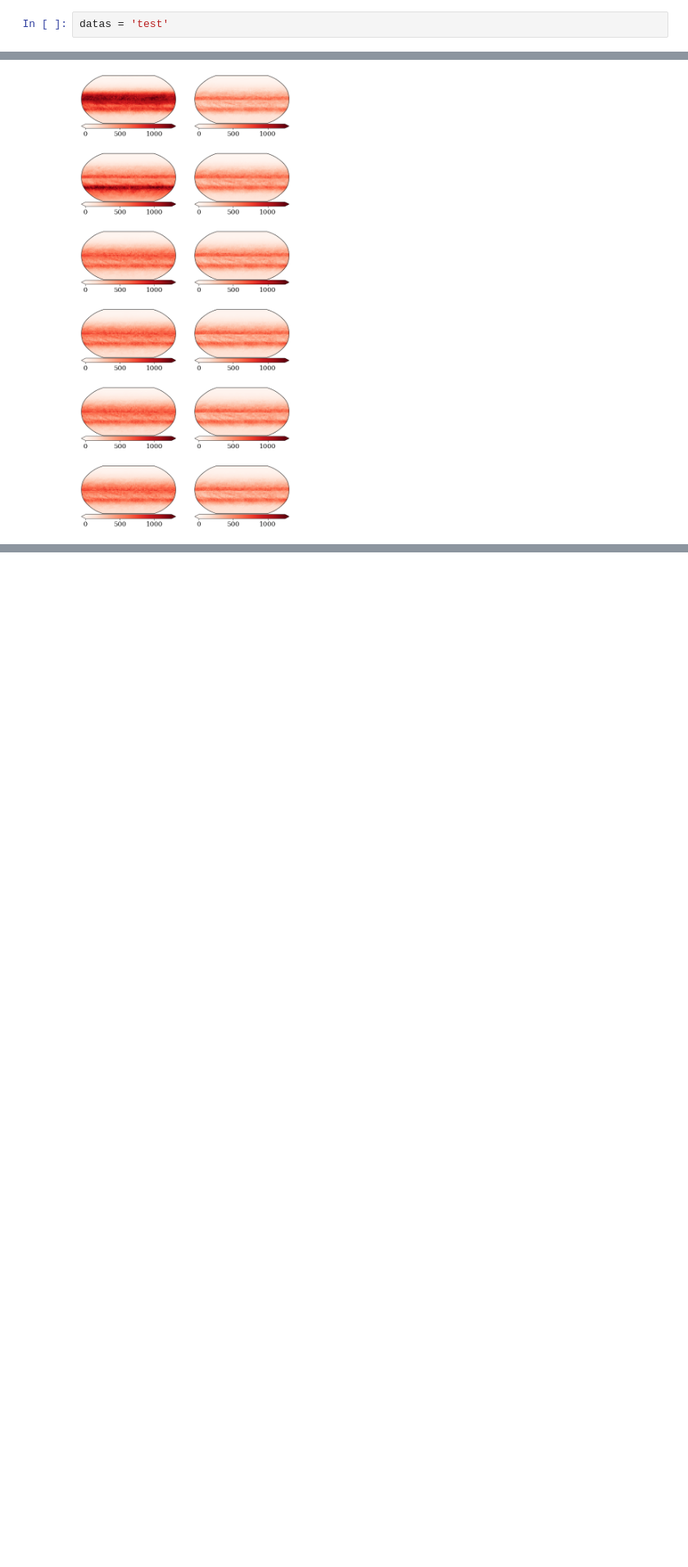
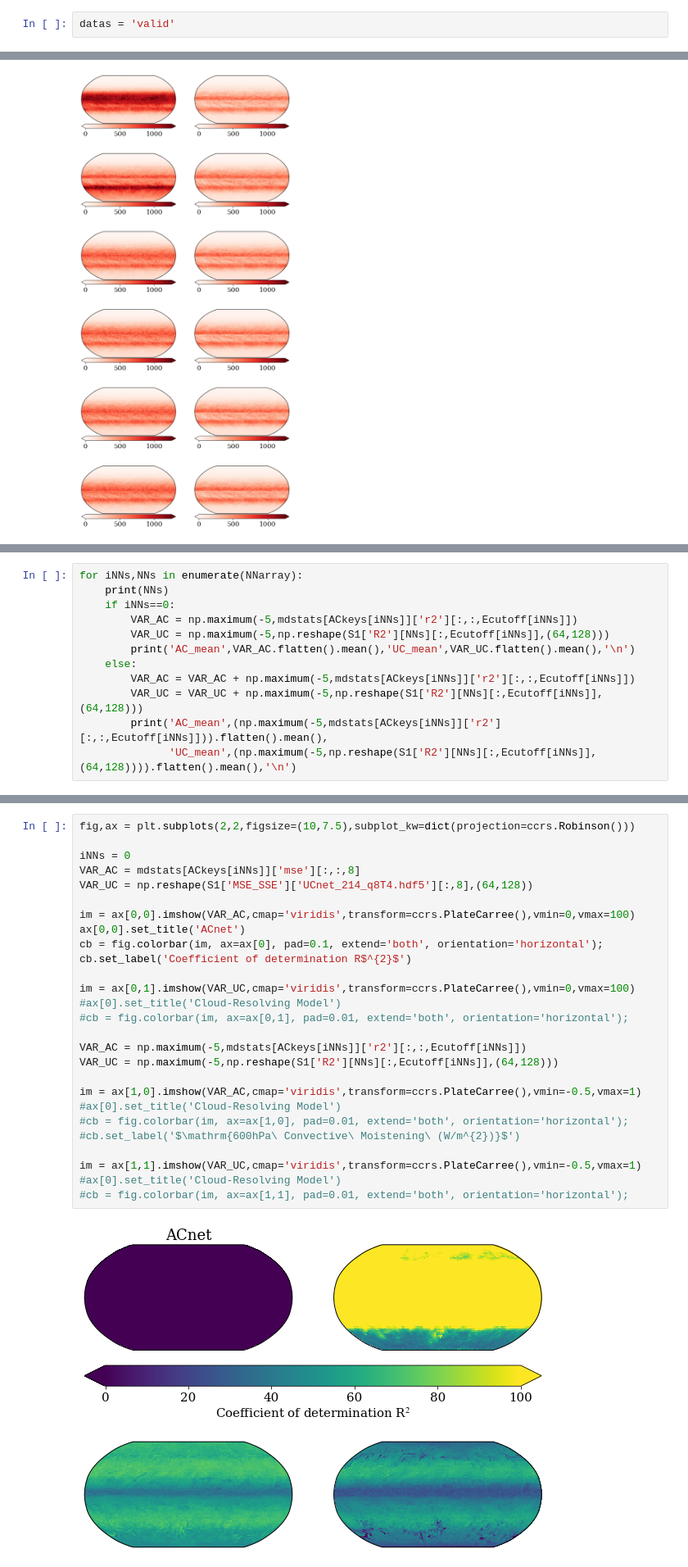
Before and after one commit to BradleyStanleyClamp/CBRAIN-CAM-MLINV, a Jupyter notebook: notebooks/tbeucler_devlog/042_Figures_PRL_Submission.ipynb, the cells around one changed output, grey strips where cells are left out. Shown at 82% size. Drawn from its saved outputs; the diff is of its cells as text; blank space fills up the shorter version.

```diff
--- a/notebooks/tbeucler_devlog/042_Figures_PRL_Submission.ipynb
+++ b/notebooks/tbeucler_devlog/042_Figures_PRL_Submission.ipynb
@@ -3732,5 +3732,5 @@ Ecutoff = [28,26,4,5,4]
 # %%
-datas = 'test'
+datas = 'valid'
 # %%
 mdstats = {}
 errnorm = {}
@@ -3949,0 +3981,12 @@ for iNN in range(6):
+# %%
+for iNNs,NNs in enumerate(NNarray):
+    print(NNs)
+    if iNNs==0:
+        VAR_AC = np.maximum(-5,mdstats[ACkeys[iNNs]]['r2'][:,:,Ecutoff[iNNs]])
+        VAR_UC = np.maximum(-5,np.reshape(S1['R2'][NNs][:,Ecutoff[iNNs]],(64,128)))
+        print('AC_mean',VAR_AC.flatten().mean(),'UC_mean',VAR_UC.flatten().mean(),'\n')
+    else:
+        VAR_AC = VAR_AC + np.maximum(-5,mdstats[ACkeys[iNNs]]['r2'][:,:,Ecutoff[iNNs]])
+        VAR_UC = VAR_UC + np.maximum(-5,np.reshape(S1['R2'][NNs][:,Ecutoff[iNNs]],(64,128)))
+        print('AC_mean',(np.maximum(-5,mdstats[ACkeys[iNNs]]['r2'][:,:,Ecutoff[iNNs]])).flatten().mean(),
+              'UC_mean',(np.maximum(-5,np.reshape(S1['R2'][NNs][:,Ecutoff[iNNs]],(64,128)))).flatten().mean(),'\n')
@@ -3949,0 +4034,29 @@ for iNN in range(6):
+# %%
+fig,ax = plt.subplots(2,2,figsize=(10,7.5),subplot_kw=dict(projection=ccrs.Robinson()))
+
+iNNs = 0
+VAR_AC = mdstats[ACkeys[iNNs]]['mse'][:,:,8]
+VAR_UC = np.reshape(S1['MSE_SSE']['UCnet_214_q8T4.hdf5'][:,8],(64,128))
+
+im = ax[0,0].imshow(VAR_AC,cmap='viridis',transform=ccrs.PlateCarree(),vmin=0,vmax=100)
+ax[0,0].set_title('ACnet')
+cb = fig.colorbar(im, ax=ax[0], pad=0.1, extend='both', orientation='horizontal');
+cb.set_label('Coefficient of determination R$^{2}$')
+
+im = ax[0,1].imshow(VAR_UC,cmap='viridis',transform=ccrs.PlateCarree(),vmin=0,vmax=100)
+#ax[0].set_title('Cloud-Resolving Model')
+#cb = fig.colorbar(im, ax=ax[0,1], pad=0.01, extend='both', orientation='horizontal');
+
+VAR_AC = np.maximum(-5,mdstats[ACkeys[iNNs]]['r2'][:,:,Ecutoff[iNNs]])
+VAR_UC = np.maximum(-5,np.reshape(S1['R2'][NNs][:,Ecutoff[iNNs]],(64,128)))
+
+im = ax[1,0].imshow(VAR_AC,cmap='viridis',transform=ccrs.PlateCarree(),vmin=-0.5,vmax=1)
+#ax[0].set_title('Cloud-Resolving Model')
+#cb = fig.colorbar(im, ax=ax[1,0], pad=0.01, extend='both', orientation='horizontal');
+#cb.set_label('$\mathrm{600hPa\ Convective\ Moistening\ (W/m^{2})}$')
+
+im = ax[1,1].imshow(VAR_UC,cmap='viridis',transform=ccrs.PlateCarree(),vmin=-0.5,vmax=1)
+#ax[0].set_title('Cloud-Resolving Model')
+#cb = fig.colorbar(im, ax=ax[1,1], pad=0.01, extend='both', orientation='horizontal');
+# %% [output]
+[figure, added]
```
Also changed, not shown: parts of 42 cells of this notebook.
